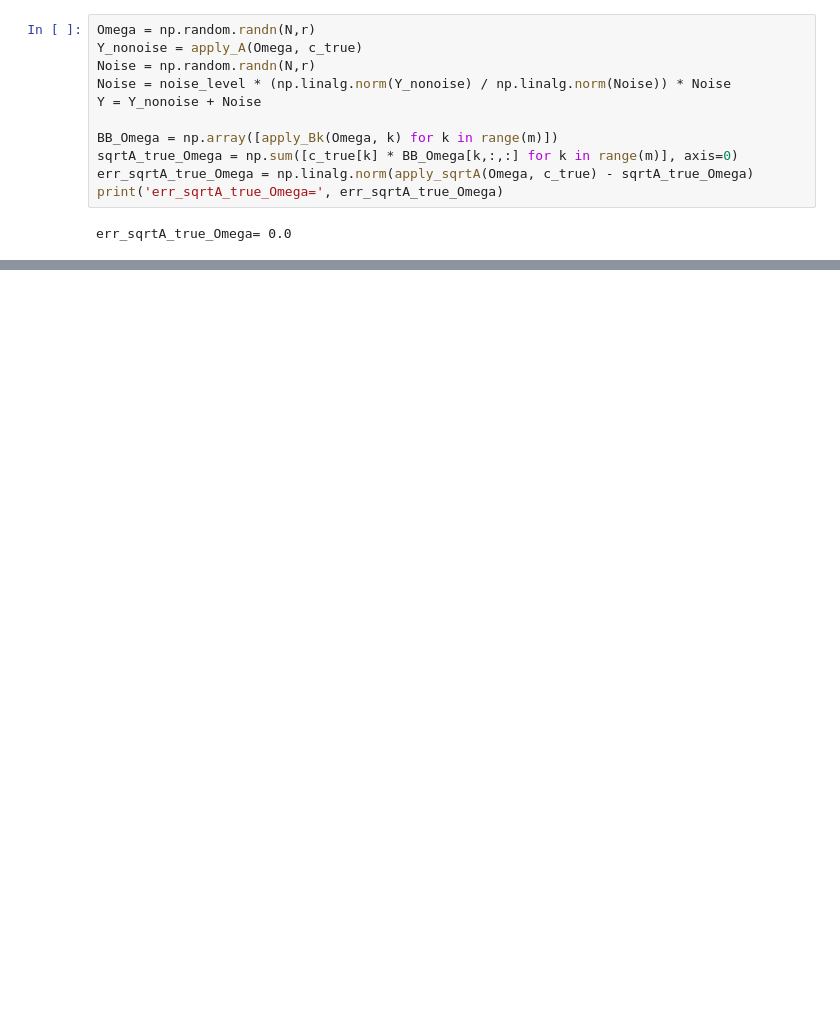
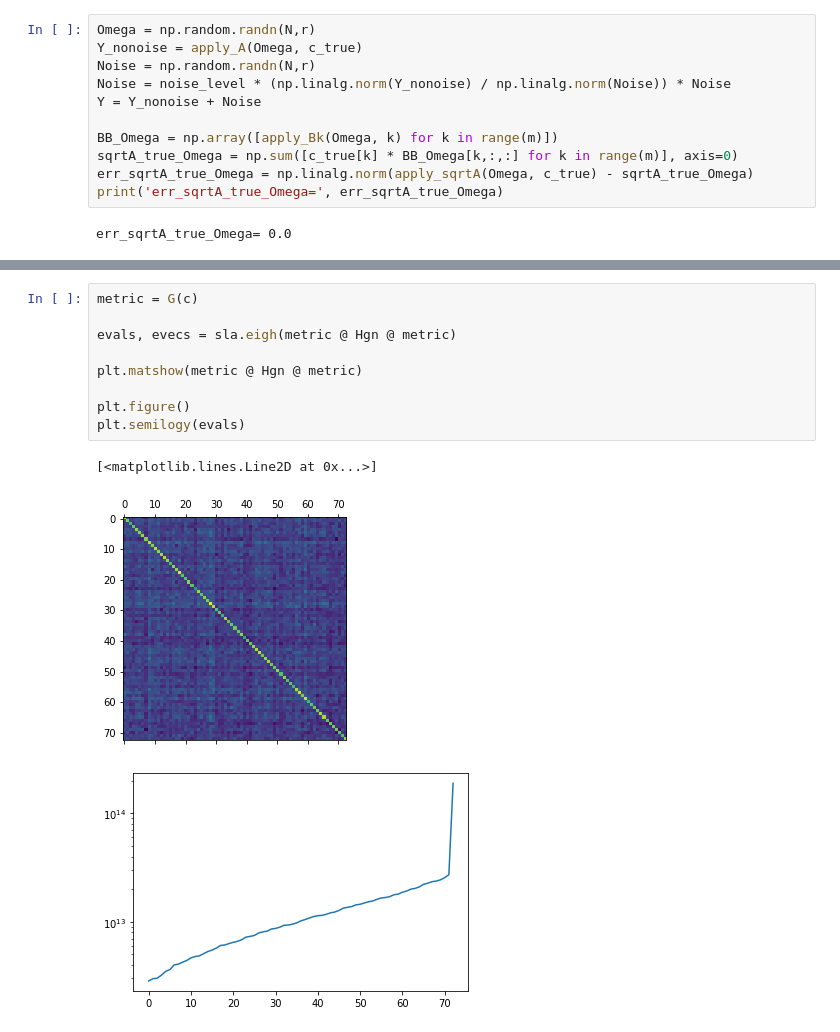
Before and after one commit to NickAlger/SqrtMatrixProbing, a Jupyter notebook: sqrt_probing_experiments1.ipynb, the cells around one changed output, grey strips where cells are left out. Saved outputs shown, nothing was run; the diff lists cells and outputs as text; blank space fills up the shorter version.

```diff
--- a/sqrt_probing_experiments1.ipynb
+++ b/sqrt_probing_experiments1.ipynb
@@ -796,0 +759,13 @@ np.linalg.norm(Y - fwd(c)) / np.linalg.norm(Y)
+# %%
+metric = G(c)
+
+evals, evecs = sla.eigh(metric @ Hgn @ metric)
+
+plt.matshow(metric @ Hgn @ metric)
+
+plt.figure()
+plt.semilogy(evals)
+# %% [output]
+[<matplotlib.lines.Line2D at 0x...>]
+[figure, added]
+[figure, added]
```
Also changed, not shown: parts of 51 cells of this notebook, 1 other file.
